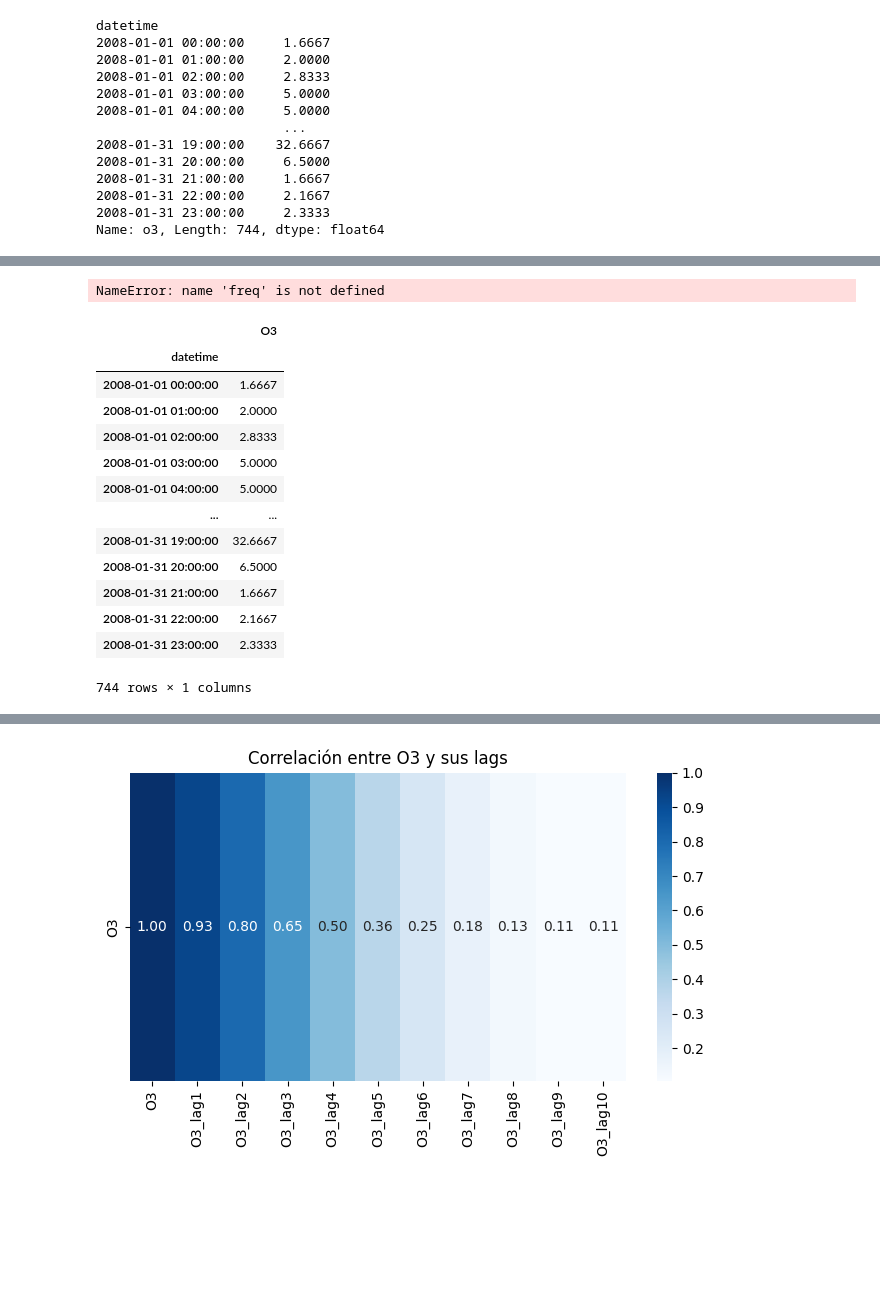
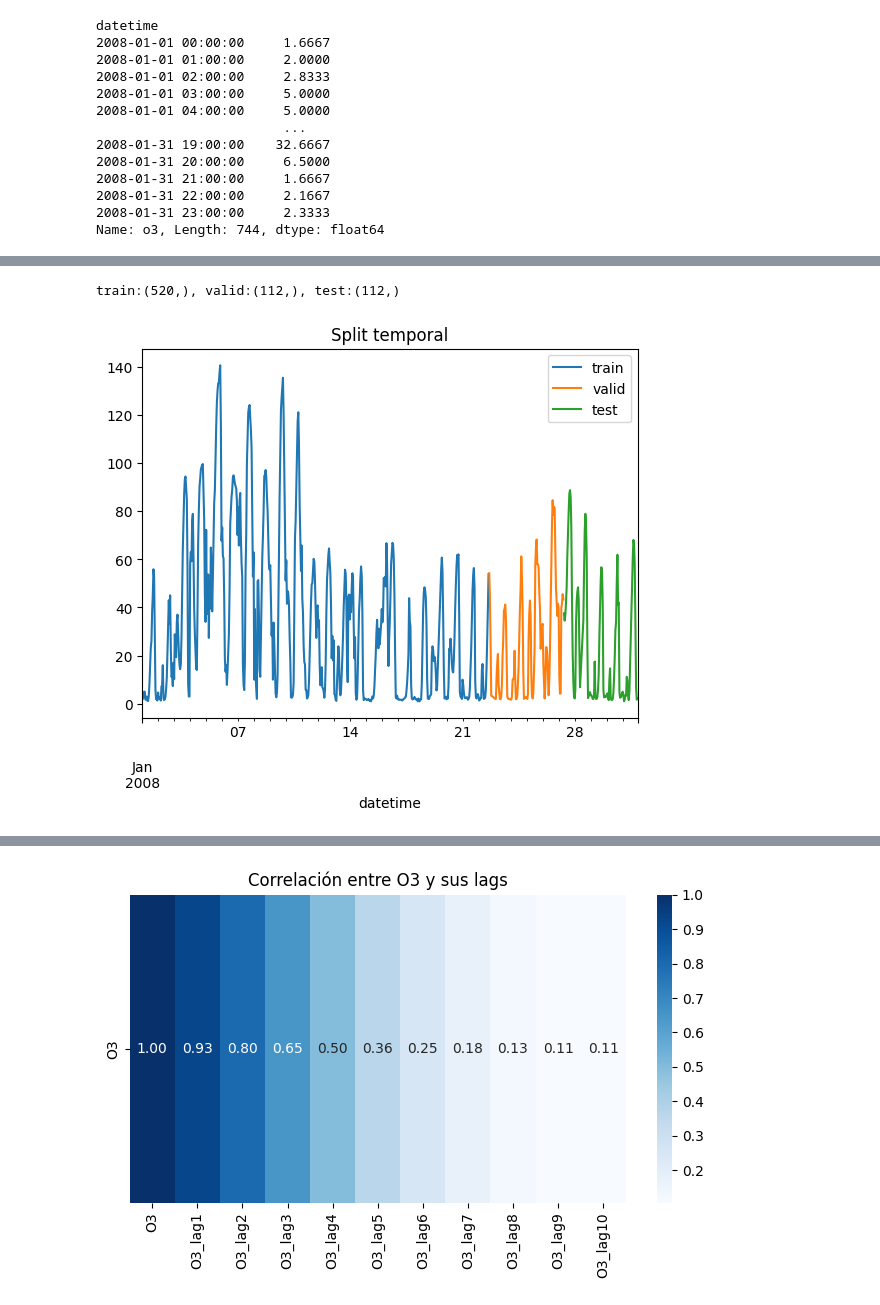
Before and after one commit to ignacioareal23-svg/AASeriesTemporalesFlujosDeDatos, a Jupyter notebook: ProyectoSeries/main.ipynb, the cells around one changed output, grey strips where cells are left out. Saved outputs shown, nothing was run; the diff lists cells and outputs as text; code cells hidden in the pictures; blank space fills up the shorter version.

```diff
--- a/ProyectoSeries/main.ipynb
+++ b/ProyectoSeries/main.ipynb
@@ -545,44 +577,19 @@ y.plot(title='Serie temporal (y)'); plt.xlabel('Fecha'); plt.ylabel('o3'); plt.s
 # %%
 # 5) Split y CV
-H = 26  # tamaño del tramo de validación
-H = int(min(H, len(y) - 5))  # por si la serie fuese muy corta
-y_train = y.iloc[:-H].copy()
-y_valid = y.iloc[-H:].copy()
+n = len(y)
+train_end = int(0.70*n)
+valid_end = int(0.85*n)
 
-# Reasignar frecuencia explícita si la conocemos
-if freq is not None:
-    y_train.index = pd.DatetimeIndex(y_train.index, freq=freq)
-    y_valid.index = pd.DatetimeIndex(y_valid.index, freq=freq)
-else:
-    print('⚠️ Serie sin frecuencia inferible. Puedes usar ignore_freq=True en fit/backtesting.')
+y_train = y.iloc[:train_end]
+y_valid = y.iloc[train_end:valid_end]
+y_test  = y.iloc[valid_end:]
 
-print(f'Freq: {freq}')
-print(f'Train: {y_train.index[0].date()} → {y_train.index[-1].date()} (n={len(y_train)})')
-print(f'Valid: {y_valid.index[0].date()} → {y_valid.index[-1].date()} (n={len(y_valid)})')
+print(f"train:{y_train.shape}, valid:{y_valid.shape}, test:{y_test.shape}")
 
-cv = TimeSeriesFold(
-    steps=H,
-    initial_train_size=len(y) - H,
-    fixed_train_size=True
-)
-cv
+ax = y_train.plot(label='train')
+y_valid.plot(ax=ax, label='valid')
+y_test.plot(ax=ax, label='test', title='Split temporal')
+ax.legend(); plt.show()
 # %% [output]
-NameError: name 'freq' is not defined
+train:(520,), valid:(112,), test:(112,)
+[figure, added]
-# %%
-df_No_exogenas = df_mes['o3'].astype(float).to_frame(name='O3')
-df_No_exogenas
-# %% [output]
-|  | O3 |
-| datetime |  |
-| 2008-01-01 00:00:00 | 1.6667 |
-| 2008-01-01 01:00:00 | 2.0000 |
-| 2008-01-01 02:00:00 | 2.8333 |
-| 2008-01-01 03:00:00 | 5.0000 |
-| 2008-01-01 04:00:00 | 5.0000 |
-| ... | ... |
-| 2008-01-31 19:00:00 | 32.6667 |
-| 2008-01-31 20:00:00 | 6.5000 |
-| 2008-01-31 21:00:00 | 1.6667 |
-| 2008-01-31 22:00:00 | 2.1667 |
-| 2008-01-31 23:00:00 | 2.3333 |
-744 rows × 1 columns
```
Also changed, not shown: parts of 12 cells of this notebook.
